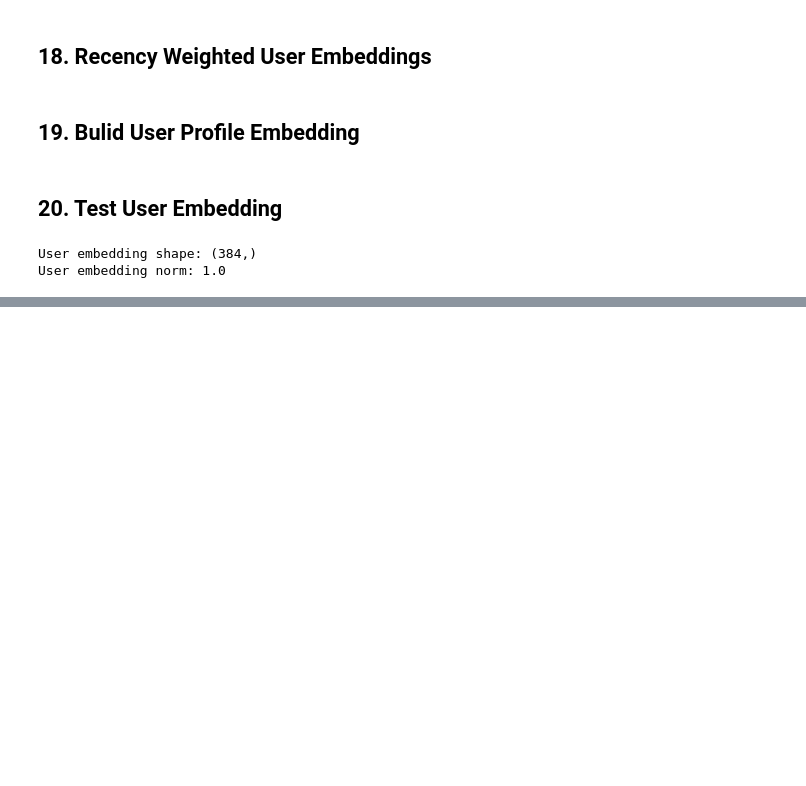
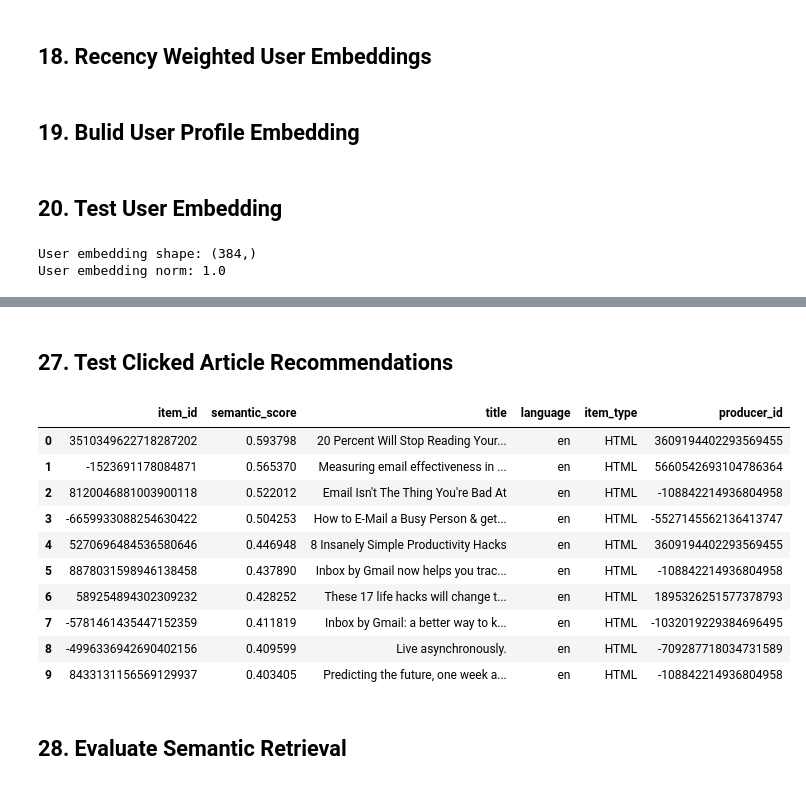
Before and after one commit to PhysicalAIEngineer/iPrint-News-Recommendation-Ranking-System, a Jupyter notebook: Notebook/04_Semantic_Retrieval.ipynb, the cells around one changed output, grey strips where cells are left out. Drawn from its saved outputs; the diff is of its cells as text; code cells hidden in the pictures; blank space fills up the shorter version.

```diff
--- a/Notebook/04_Semantic_Retrieval.ipynb
+++ b/Notebook/04_Semantic_Retrieval.ipynb
@@ -295,0 +399,47 @@ User embedding norm: 1.0
+# %%
+def recommend_similar_news(item_id,user_id=None,top_k=10,retrieval_k=100):
+    if item_id not in item_to_embedding_index:
+        return pd.DataFrame()
+    embedding_idx = (item_to_embedding_index[item_id])
+    query_vector = (article_embeddings[embedding_idx].reshape(1, -1).astype(np.float32))
+    scores, indices = (faiss_index.search(query_vector,retrieval_k))
+    if user_id is not None:
+        seen_items = set(consumer[consumer["consumer_id"].eq(user_id)]["item_id"])
+    else:
+        seen_items = set()
+    results = []
+    for score, idx in zip(scores[0],indices[0]):
+        if idx == -1:
+            continue
+        candidate_item = (index_to_item[int(idx)])
+        if candidate_item == item_id:
+            continue
+        if candidate_item in seen_items:
+            continue
+        if candidate_item not in available_items:
+            continue
+        results.append({"item_id": candidate_item,"semantic_score":float(score)})
+        if len(results) >= top_k:
+            break
+    result = pd.DataFrame(results)
+    if result.empty:
+        return result
+    return result.merge(embedding_metadata[["item_id","title","language","item_type","producer_id"]],on="item_id",how="left")
+# %% [markdown]
+## 27. Test Clicked Article Recommendations
+# %%
+clicked_item = (consumer["item_id"].iloc[0])
+similar_news = recommend_similar_news(item_id=clicked_item,user_id=example_user,top_k=10)
+display(similar_news)
+# %% [output]
+|  | item_id | semantic_score | title | language | item_type | producer_id |
+| 0 | 3510349622718287202 | 0.593798 | 20 Percent Will Stop Reading Your... | en | HTML | 3609194402293569455 |
+| 1 | -1523691178084871 | 0.565370 | Measuring email effectiveness in ... | en | HTML | 5660542693104786364 |
+| 2 | 8120046881003900118 | 0.522012 | Email Isn't The Thing You're Bad At | en | HTML | -108842214936804958 |
+| 3 | -6659933088254630422 | 0.504253 | How to E-Mail a Busy Person & get... | en | HTML | -5527145562136413747 |
+| 4 | 5270696484536580646 | 0.446948 | 8 Insanely Simple Productivity Hacks | en | HTML | 3609194402293569455 |
+| 5 | 8878031598946138458 | 0.437890 | Inbox by Gmail now helps you trac... | en | HTML | -108842214936804958 |
+| 6 | 589254894302309232 | 0.428252 | These 17 life hacks will change t... | en | HTML | 1895326251577378793 |
+| 7 | -5781461435447152359 | 0.411819 | Inbox by Gmail: a better way to k... | en | HTML | -1032019229384696495 |
+| 8 | -4996336942690402156 | 0.409599 | Live asynchronously. | en | HTML | -709287718034731589 |
+| 9 | 8433131156569129937 | 0.403405 | Predicting the future, one week a... | en | HTML | -108842214936804958 |
@@ -295,0 +450,2 @@ User embedding norm: 1.0
+# %% [markdown]
+## 28. Evaluate Semantic Retrieval
```
Also changed, not shown: parts of 40 cells of this notebook, 5 other files.
